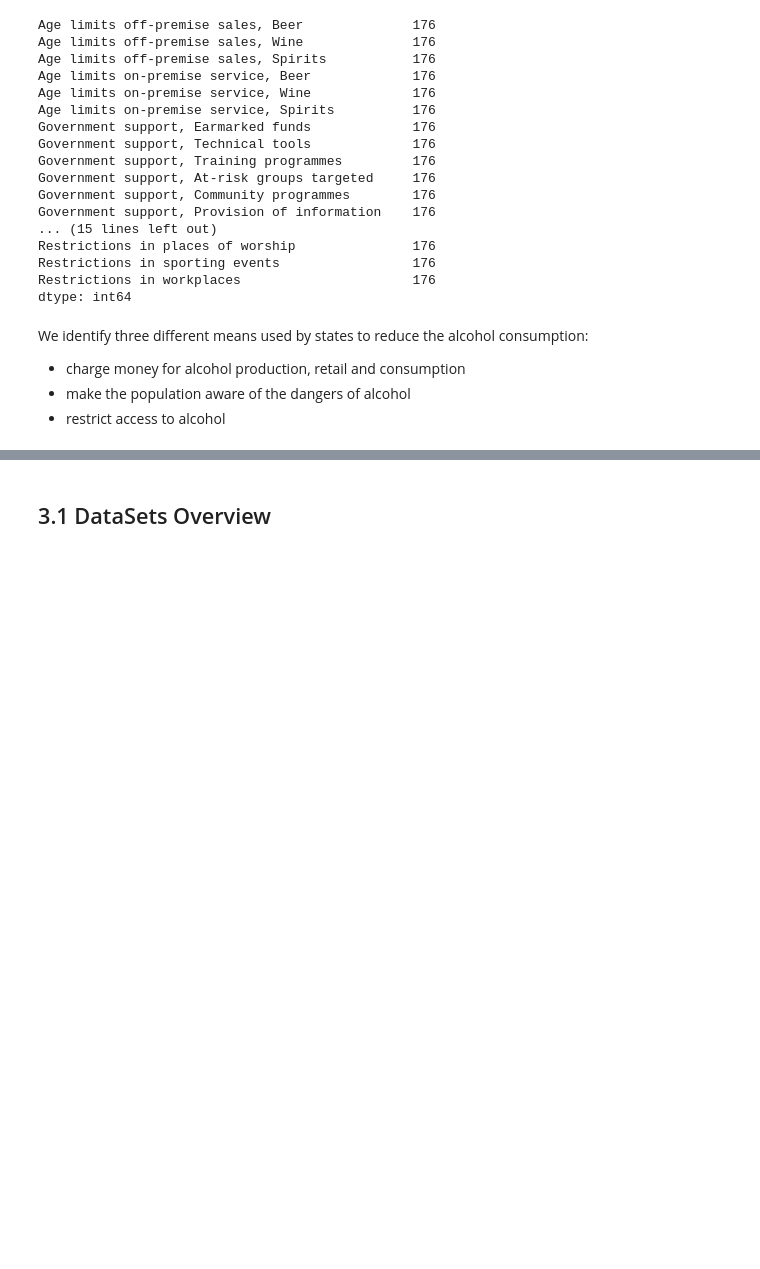
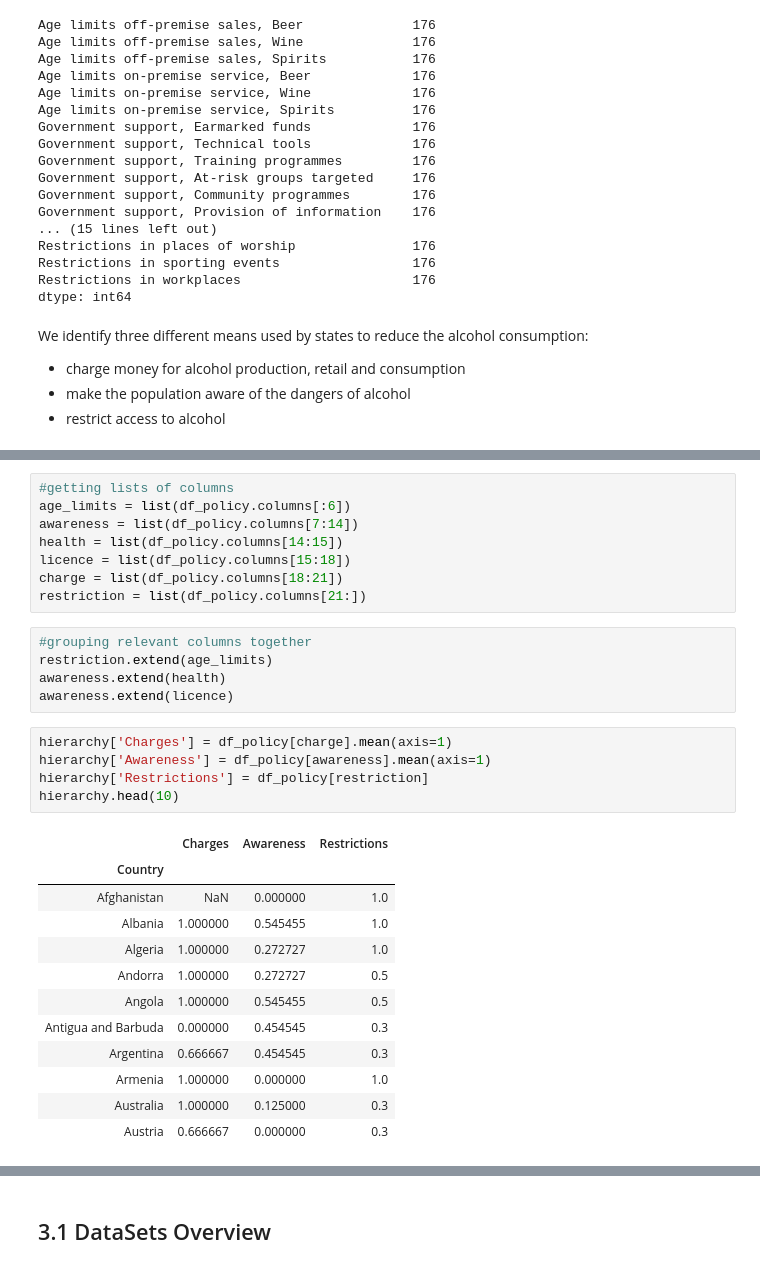
Before and after one commit to TomasTurner/Notorious_ADA_Projet_2019, a Jupyter notebook: Policies_create_whole_database.ipynb, the cells around one changed output, grey strips where cells are left out. Drawn from its saved outputs; the diff is of its cells as text; blank space fills up the shorter version.

```diff
--- a/Policies_create_whole_database.ipynb
+++ b/Policies_create_whole_database.ipynb
@@ -390,0 +401,31 @@ We identify three different means used by states to reduce the alcohol consumpti
+# %%
+#getting lists of columns
+age_limits = list(df_policy.columns[:6])
+awareness = list(df_policy.columns[7:14])
+health = list(df_policy.columns[14:15])
+licence = list(df_policy.columns[15:18])
+charge = list(df_policy.columns[18:21])
+restriction = list(df_policy.columns[21:])
+# %%
+#grouping relevant columns together
+restriction.extend(age_limits)
+awareness.extend(health)
+awareness.extend(licence)
+# %%
+hierarchy['Charges'] = df_policy[charge].mean(axis=1)
+hierarchy['Awareness'] = df_policy[awareness].mean(axis=1)
+hierarchy['Restrictions'] = df_policy[restriction]
+hierarchy.head(10)
+# %% [output]
+|  | Charges | Awareness | Restrictions |
+| Country |  |  |  |
+| Afghanistan | NaN | 0.000000 | 1.0 |
+| Albania | 1.000000 | 0.545455 | 1.0 |
+| Algeria | 1.000000 | 0.272727 | 1.0 |
+| Andorra | 1.000000 | 0.272727 | 0.5 |
+| Angola | 1.000000 | 0.545455 | 0.5 |
+| Antigua and Barbuda | 0.000000 | 0.454545 | 0.3 |
+| Argentina | 0.666667 | 0.454545 | 0.3 |
+| Armenia | 1.000000 | 0.000000 | 1.0 |
+| Australia | 1.000000 | 0.125000 | 0.3 |
+| Austria | 0.666667 | 0.000000 | 0.3 |
```
Also changed, not shown: parts of 19 cells of this notebook, 4 other files.
